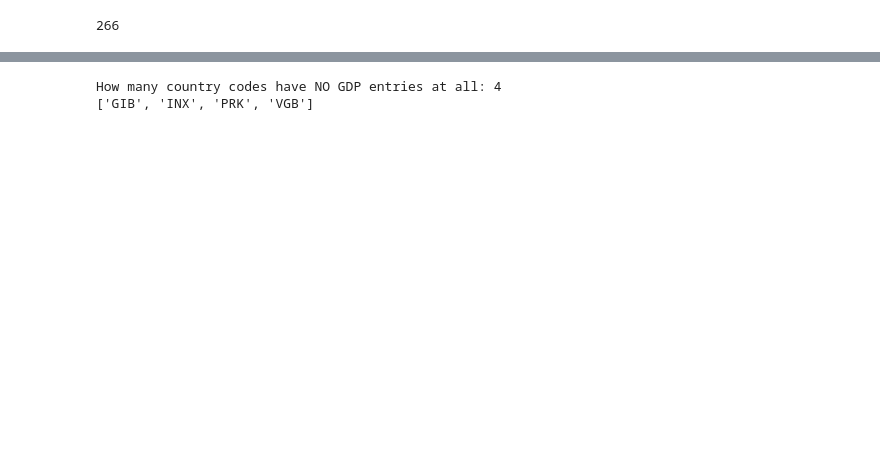
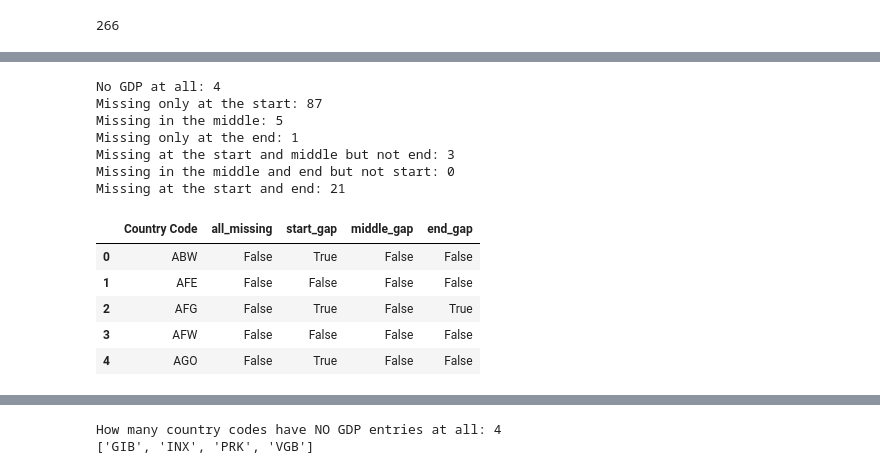
Before and after one commit to com-480-data-visualization/GSP, a Jupyter notebook: MS1/gdp.ipynb, the cells around one changed output, grey strips where cells are left out. Drawn from its saved outputs; the diff is of its cells as text; code cells hidden in the pictures; blank space fills up the shorter version.

```diff
--- a/MS1/gdp.ipynb
+++ b/MS1/gdp.ipynb
@@ -81,0 +80,56 @@ Missing gdp_usd after interpolation: 264 (1.50%)
+# %%
+tmp = gdp_long.sort_values(["Country Code", "year"]).copy()
+tmp = tmp[(tmp["year"] >= 1960) & (tmp["year"] <= 2024)].copy()
+
+tmp["missing"] = tmp["gdp_usd"].isna()
+
+tmp["has_before"] = tmp.groupby("Country Code")["gdp_usd"].transform(lambda s: s.notna().cummax())
+tmp["has_after"] = (
+    tmp.iloc[::-1]
+    .groupby("Country Code")["gdp_usd"]
+    .transform(lambda s: s.notna().cummax())
+    .iloc[::-1]
+)
+
+tmp["missing_start"] = tmp["missing"] & ~tmp["has_before"]
+tmp["missing_middle"] = tmp["missing"] & tmp["has_before"] & tmp["has_after"]
+tmp["missing_end"] = tmp["missing"] & ~tmp["has_after"]
+
+country_missing = tmp.groupby("Country Code").agg(
+    all_missing=("missing", "all"),
+    start_gap=("missing_start", "any"),
+    middle_gap=("missing_middle", "any"),
+    end_gap=("missing_end", "any"),
+).reset_index()
+
+print("No GDP at all:", country_missing["all_missing"].sum())
+print(
+    "Missing only at the start:",
+    ((country_missing["start_gap"]) & ~country_missing["middle_gap"] & ~country_missing["end_gap"] & ~country_missing["all_missing"]).sum()
+)
+print(
+    "Missing in the middle:",
+    ((country_missing["middle_gap"]) & ~country_missing["all_missing"]).sum()
+)
+print(
+    "Missing only at the end:",
+    ((country_missing["end_gap"]) & ~country_missing["middle_gap"] & ~country_missing["start_gap"] & ~country_missing["all_missing"]).sum()
+)
+print("Missing at the start and middle but not end:", ((country_missing["start_gap"]) & (country_missing["middle_gap"]) & ~country_missing["end_gap"] & ~country_missing["all_missing"]).sum())
+print("Missing in the middle and end but not start:", ((country_missing["middle_gap"]) & (country_missing["end_gap"]) & ~country_missing["start_gap"] & ~country_missing["all_missing"]).sum())
+print("Missing at the start and end:", ((country_missing["start_gap"]) & (country_missing["end_gap"]) & ~country_missing["all_missing"]).sum())
+country_missing.head()
+# %% [output]
+No GDP at all: 4
+Missing only at the start: 87
+Missing in the middle: 5
+Missing only at the end: 1
+Missing at the start and middle but not end: 3
+Missing in the middle and end but not start: 0
+Missing at the start and end: 21
+|  | Country Code | all_missing | start_gap | middle_gap | end_gap |
+| 0 | ABW | False | True | False | False |
+| 1 | AFE | False | False | False | False |
+| 2 | AFG | False | True | False | True |
+| 3 | AFW | False | False | False | False |
+| 4 | AGO | False | True | False | False |
```
Also changed, not shown: parts of 10 cells of this notebook, 2 other files.
